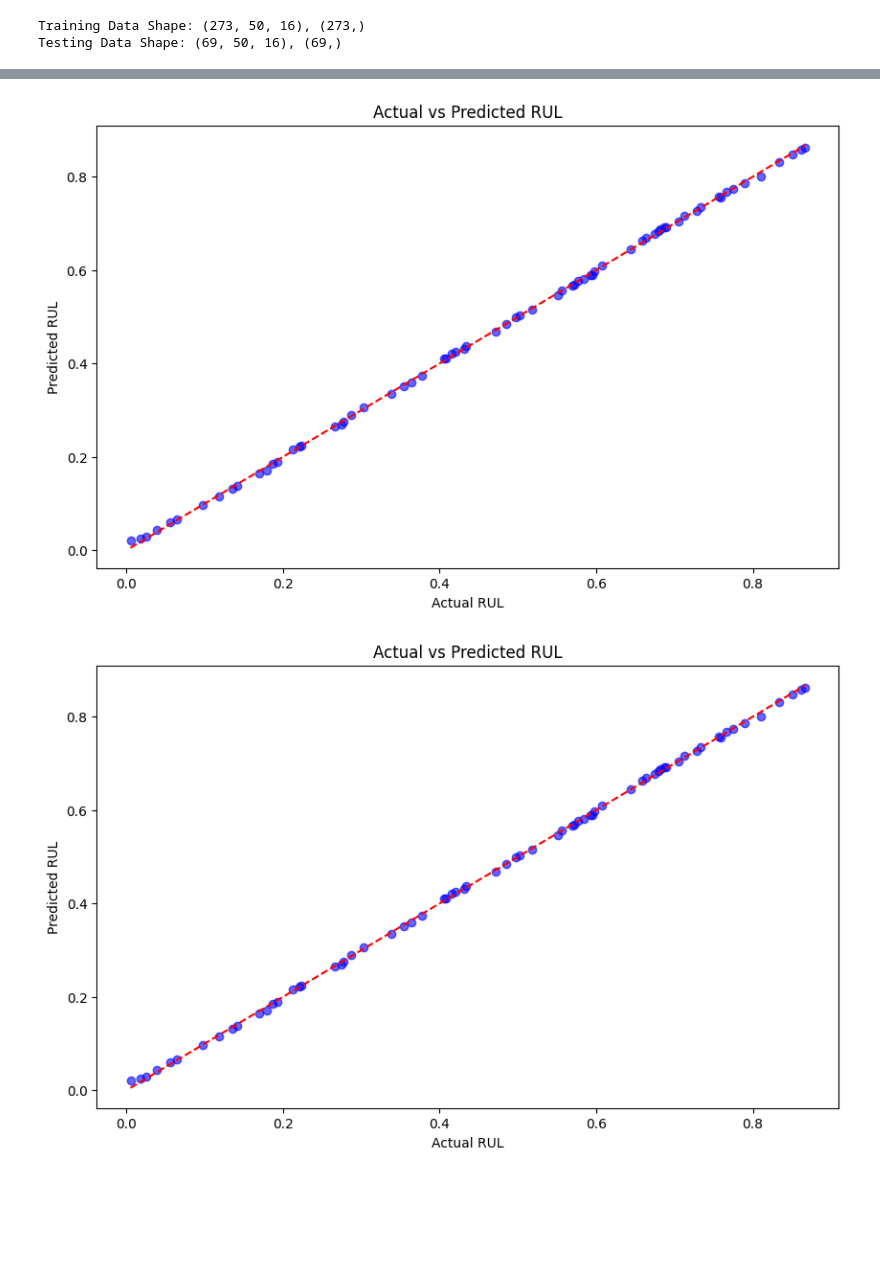
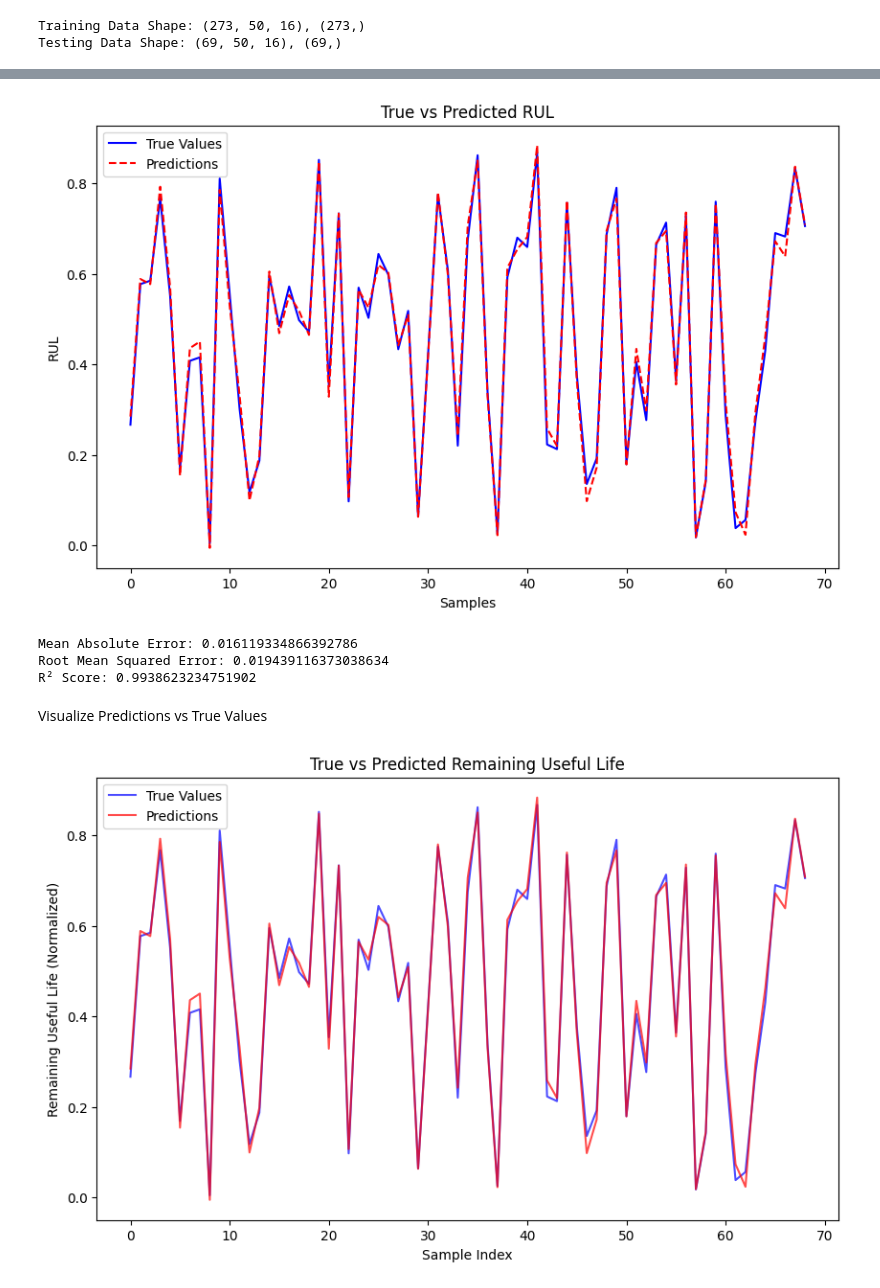
Before and after one commit to Begizew2112/ball_bearing, a Jupyter notebook: notebooks/example.ipynb, the cells around one changed output, grey strips where cells are left out. Saved outputs shown, nothing was run; the diff lists cells and outputs as text; code cells hidden in the pictures; blank space fills up the shorter version.

Commit message:
progress of rul of bearing

```diff
--- a/notebooks/example.ipynb
+++ b/notebooks/example.ipynb
@@ -258,7 +220,0 @@ from sklearn.metrics import mean_squared_error, r2_score
-# %%
-# Initialize and train Random Forest Regressor
-rf_model = RandomForestRegressor(n_estimators=100, random_state=42)
-rf_model.fit(X_train_flat, y_train)
-
-# Make predictions
-rf_y_pred = rf_model.predict(X_test_flat)
@@ -297,0 +225,13 @@ R-squared (R²): 0.9997297155258462
+# %%
+# Define the model
+model = Sequential()
+
+# Add LSTM layer
+model.add(LSTM(64, activation='relu', input_shape=(X_train.shape[1], X_train.shape[2])))  # input_shape=(timesteps, features)
+model.add(Dense(1))  # Output layer (predicting RUL)
+
+# Compile the model
+model.compile(optimizer='adam', loss='mean_squared_error')
+
+# Print model summary
+model.summary()
@@ -297,0 +250,6 @@ R-squared (R²): 0.9997297155258462
+# %%
+# Train the model
+history = model.fit(X_train, y_train, epochs=50, batch_size=32, validation_data=(X_test, y_test))
+
+# Optionally, print training progress
+print(f"Training Loss: {history.history['loss'][-1]}")
@@ -297,0 +280,4 @@ R-squared (R²): 0.9997297155258462
+# %%
+predictions = model.predict(X_test)
+print(f"Predictions: {predictions[:5]}")
+print(f"True Values: {y_test[:5]}")
@@ -298,13 +292,13 @@ R-squared (R²): 0.9997297155258462
 # %%
 import matplotlib.pyplot as plt
 
-# Plotting Actual vs Predicted RUL values
 plt.figure(figsize=(10, 6))
-plt.scatter(y_test, y_pred, color='blue', alpha=0.6)
-plt.plot([y_test.min(), y_test.max()], [y_test.min(), y_test.max()], color='red', linestyle='--')  # Ideal line
-plt.xlabel("Actual RUL")
-plt.ylabel("Predicted RUL")
-plt.title("Actual vs Predicted RUL")
+plt.plot(y_test, label='True Values', color='blue')
+plt.plot(predictions, label='Predictions', color='red', linestyle='dashed')
+plt.legend()
+plt.title('True vs Predicted RUL')
+plt.xlabel('Samples')
+plt.ylabel('RUL')
 plt.show()
 # %% [output]
-[figure, old version]
+[figure, new version]
@@ -311,13 +308,30 @@ plt.show()
+# %%
+from sklearn.metrics import mean_absolute_error, mean_squared_error, r2_score
+import numpy as np
+
+mae = mean_absolute_error(y_test, predictions)
+rmse = np.sqrt(mean_squared_error(y_test, predictions))
+r2 = r2_score(y_test, predictions)
+
+print(f"Mean Absolute Error: {mae}")
+print(f"Root Mean Squared Error: {rmse}")
+print(f"R² Score: {r2}")
+# %% [output]
+Mean Absolute Error: 0.016119334866392786
+Root Mean Squared Error: 0.019439116373038634
+R² Score: 0.9938623234751902
+# %% [markdown]
+ Visualize Predictions vs True Values
 # %%
 import matplotlib.pyplot as plt
 
-# Plotting Actual vs Predicted RUL values
 plt.figure(figsize=(10, 6))
-plt.scatter(y_test, y_pred, color='blue', alpha=0.6)
-plt.plot([y_test.min(), y_test.max()], [y_test.min(), y_test.max()], color='red', linestyle='--')  # Ideal line
-plt.xlabel("Actual RUL")
-plt.ylabel("Predicted RUL")
-plt.title("Actual vs Predicted RUL")
+plt.plot(y_test, label='True Values', color='blue', alpha=0.7)
+plt.plot(predictions, label='Predictions', color='red', alpha=0.7)
+plt.legend()
+plt.title('True vs Predicted Remaining Useful Life')
+plt.xlabel('Sample Index')
+plt.ylabel('Remaining Useful Life (Normalized)')
 plt.show()
 # %% [output]
-[figure, old version]
+[figure, new version]
```
Also changed, not shown: parts of 21 cells of this notebook.
